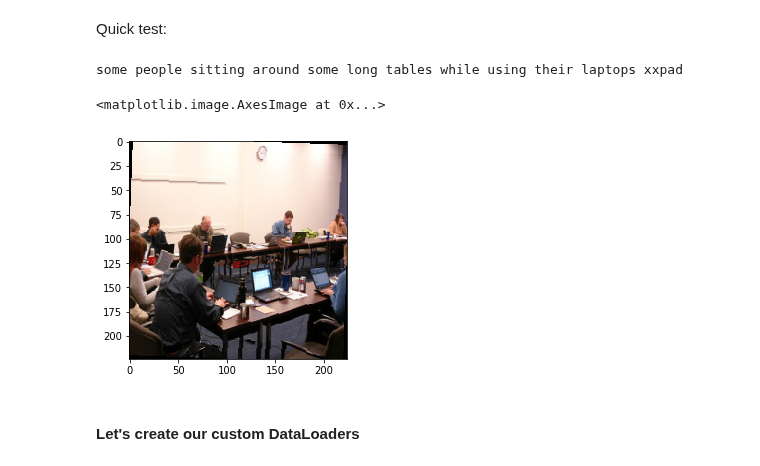
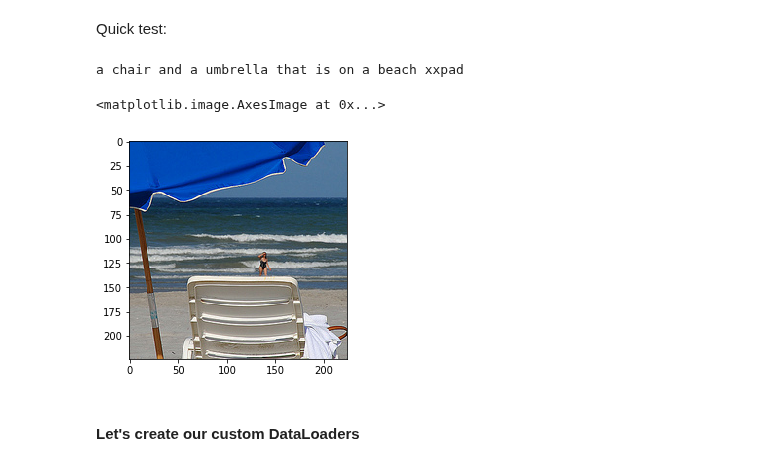
Before and after one commit to fg91/Neural-Image-Caption-Generation-Tutorial, a Jupyter notebook: Tutorial - Show, Attend and Tell.ipynb, the cells around one changed output. Cells and saved outputs as stored; diff of their text form; code cells hidden in the pictures.

```diff
--- a/Tutorial - Show, Attend and Tell.ipynb
+++ b/Tutorial - Show, Attend and Tell.ipynb
@@ -222,10 +230,10 @@ class ImageCaptionDataset(Dataset):
         return (image, caption)
 # %%
 train_tfms = transforms.Compose([
-    transforms.RandomResizedCrop(sz, scale=(0.2,1.0)),
+    #transforms.RandomResizedCrop(sz, scale=(0.2,1.0)),
     #transforms.Resize(sz),
-    transforms.RandomRotation(10, expand=False),
-    #transforms.CenterCrop(sz),
+    #transforms.RandomRotation(10, expand=False),
+    transforms.CenterCrop(sz),
     #transforms.RandomCrop(224),
     transforms.RandomHorizontalFlip(p=0.5),
     transforms.ToTensor(),
@@ -264,15 +272,15 @@ len(train_dataset)
 # %% [markdown]
 Quick test:
 # %%
-idx = 55000#1084
+idx = 1084
 d = train_dataset
 img, cap = d[idx]
 print(vocab.textify(cap))
 plt.imshow(denorm(img))
 # %% [output]
-some people sitting around some long tables while using their laptops xxpad
+a chair and a umbrella that is on a beach xxpad
 <matplotlib.image.AxesImage at 0x...>
-[figure, old version]
+[figure, new version]
 # %% [markdown]
 #### Let's create our custom DataLoaders
 # %%
```
Also changed, not shown: parts of 17 cells of this notebook, 4 other files.
